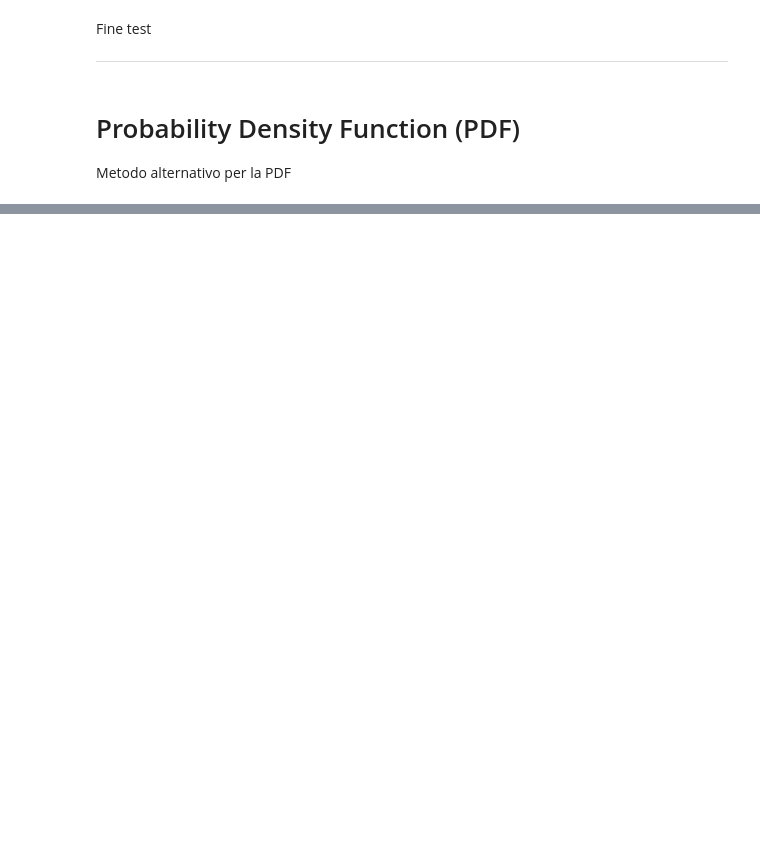
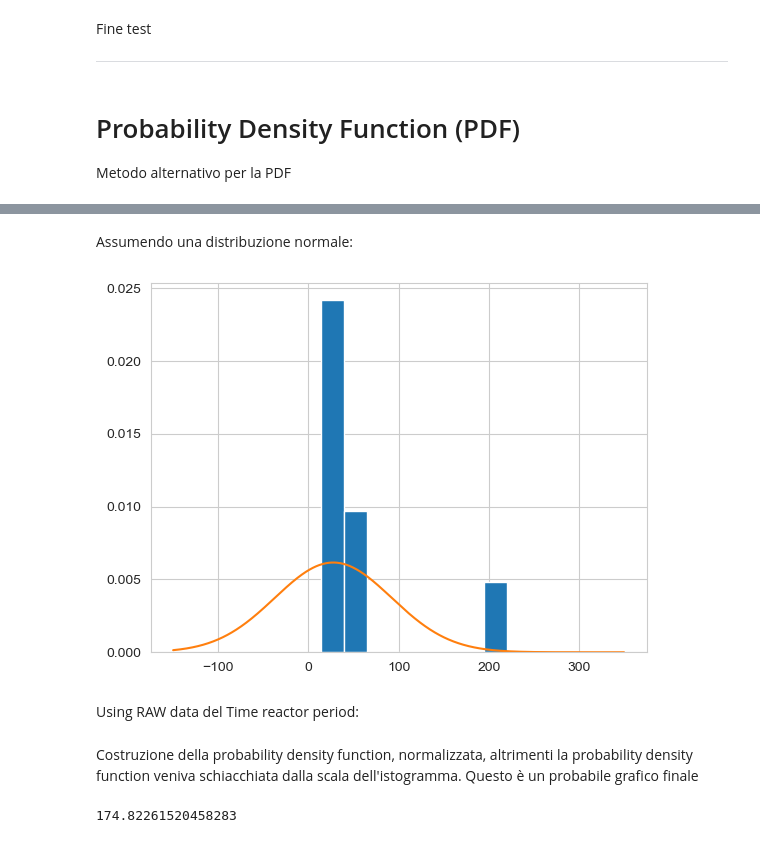
Before and after one commit to 96mat/ENRK, a Jupyter notebook: Report.ipynb, the cells around one changed output, grey strips where cells are left out. Cells and saved outputs as stored; diff of their text form; code cells hidden in the pictures; blank space fills up the shorter version.

```diff
--- a/Report.ipynb
+++ b/Report.ipynb
@@ -357,0 +357,17 @@ plt.show()
+# %% [markdown]
+Assumendo una distribuzione normale:
+# %%
+from scipy.stats import norm
+sample_mean=mean
+sample_std=std_dev
+dist = norm(sample_mean, sample_std)
+probabilities = dist.pdf(x_values)
+plt.hist(dfg.iloc[:,6], bins=8, density=True)
+plt.plot(x_values, probabilities)
+plt.show()
+# %% [output]
+[figure, added]
+# %% [markdown]
+Using RAW  data del Time reactor period:
+# %% [markdown]
+Costruzione della probability density function, normalizzata, altrimenti la probability density function veniva schiacchiata dalla scala dell'istogramma. Questo è un probabile grafico finale
@@ -357,0 +383,9 @@ plt.show()
+# %%
+std_dev = np.std(data) #Deviazione standard
+Q3=0.6745*std_dev #terzo quartile
+Q1=-0.6745*std_dev
+IQR=Q3-Q1
+outl=Q3+1.5*IQR #outlier
+outl
+# %% [output]
+174.82261520458283
```
Also changed, not shown: parts of 11 cells of this notebook.
